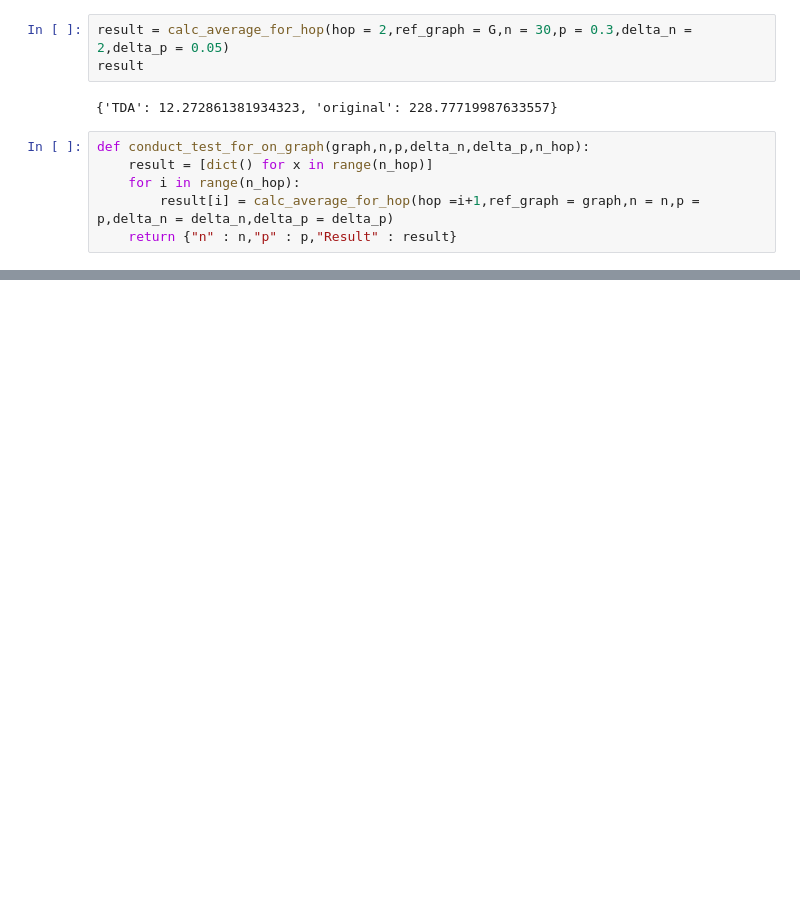
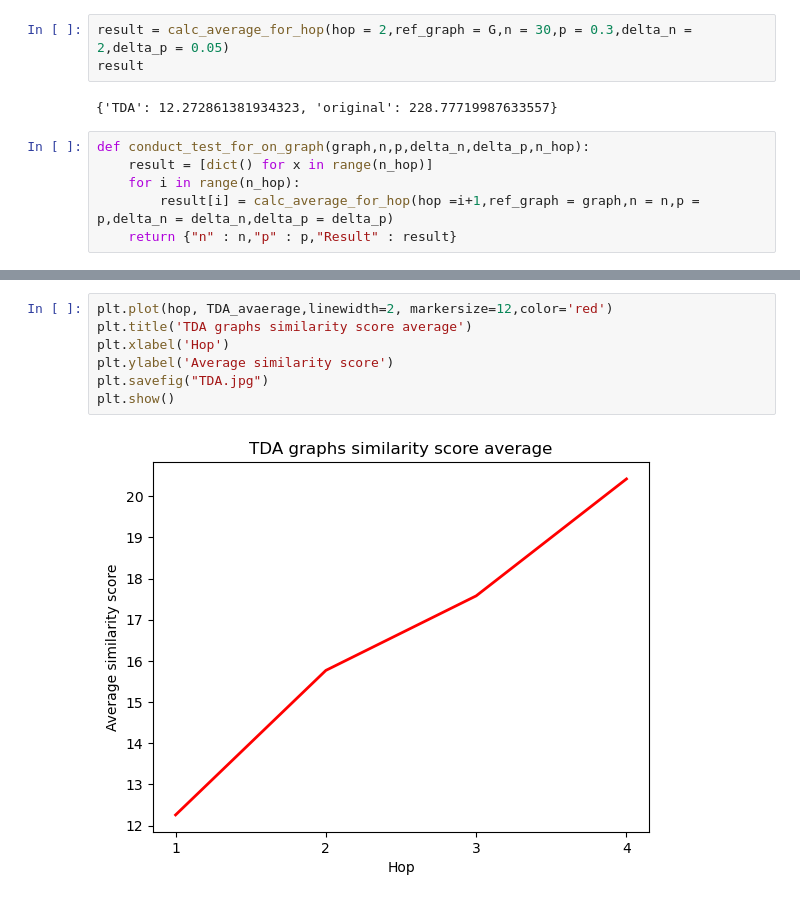
Before and after one commit to benjaminnNgo/TDASimilarityProof, a Jupyter notebook: TDAProofHopV2.ipynb, the cells around one changed output, grey strips where cells are left out. Cells and saved outputs as stored; diff of their text form; blank space fills up the shorter version.

```diff
--- a/TDAProofHopV2.ipynb
+++ b/TDAProofHopV2.ipynb
@@ -255,0 +444,9 @@ def conduct_test_on_sample(sample_numbers):
+# %%
+plt.plot(hop, TDA_avaerage,linewidth=2, markersize=12,color='red')
+plt.title('TDA graphs similarity score average')
+plt.xlabel('Hop')
+plt.ylabel('Average similarity score')
+plt.savefig("TDA.jpg")
+plt.show()
+# %% [output]
+[figure, added]
```
Also changed, not shown: parts of 17 cells of this notebook, 8 other files.
